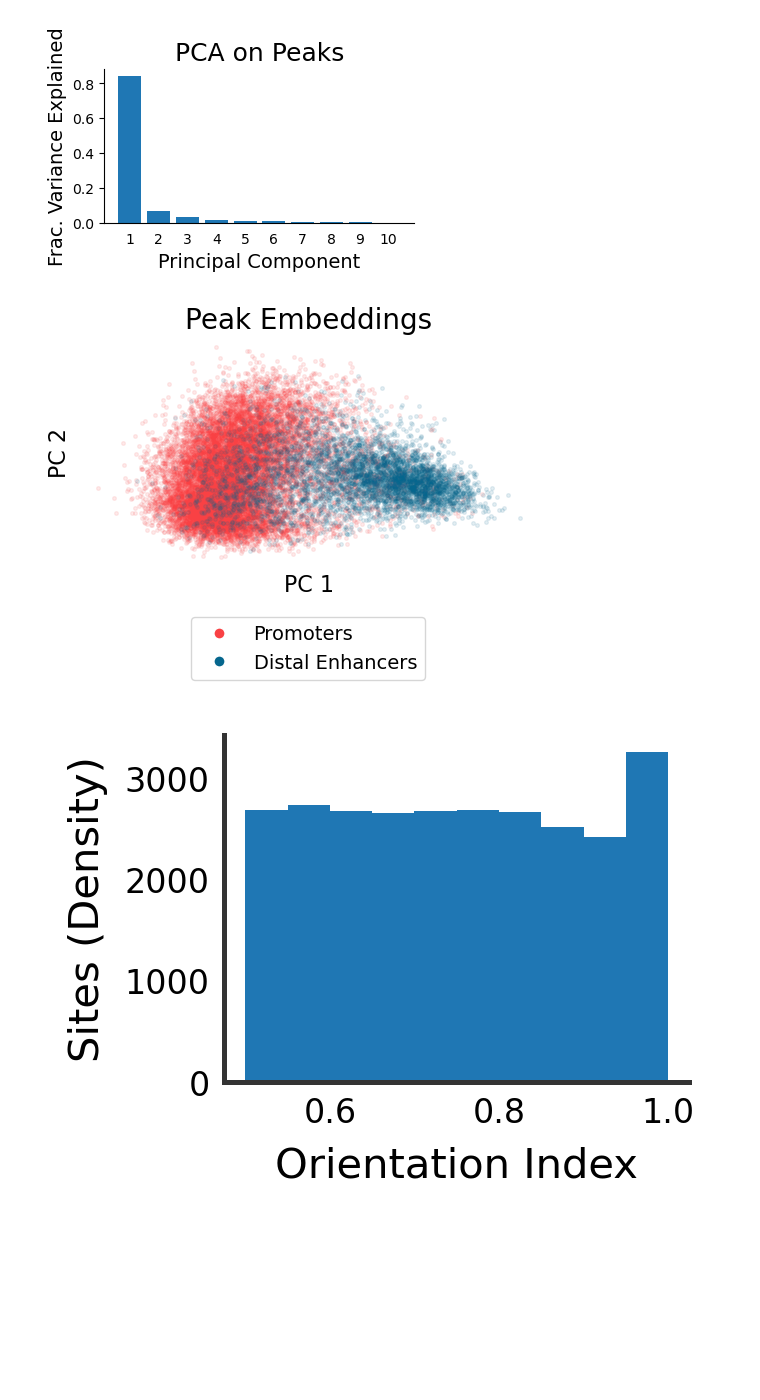
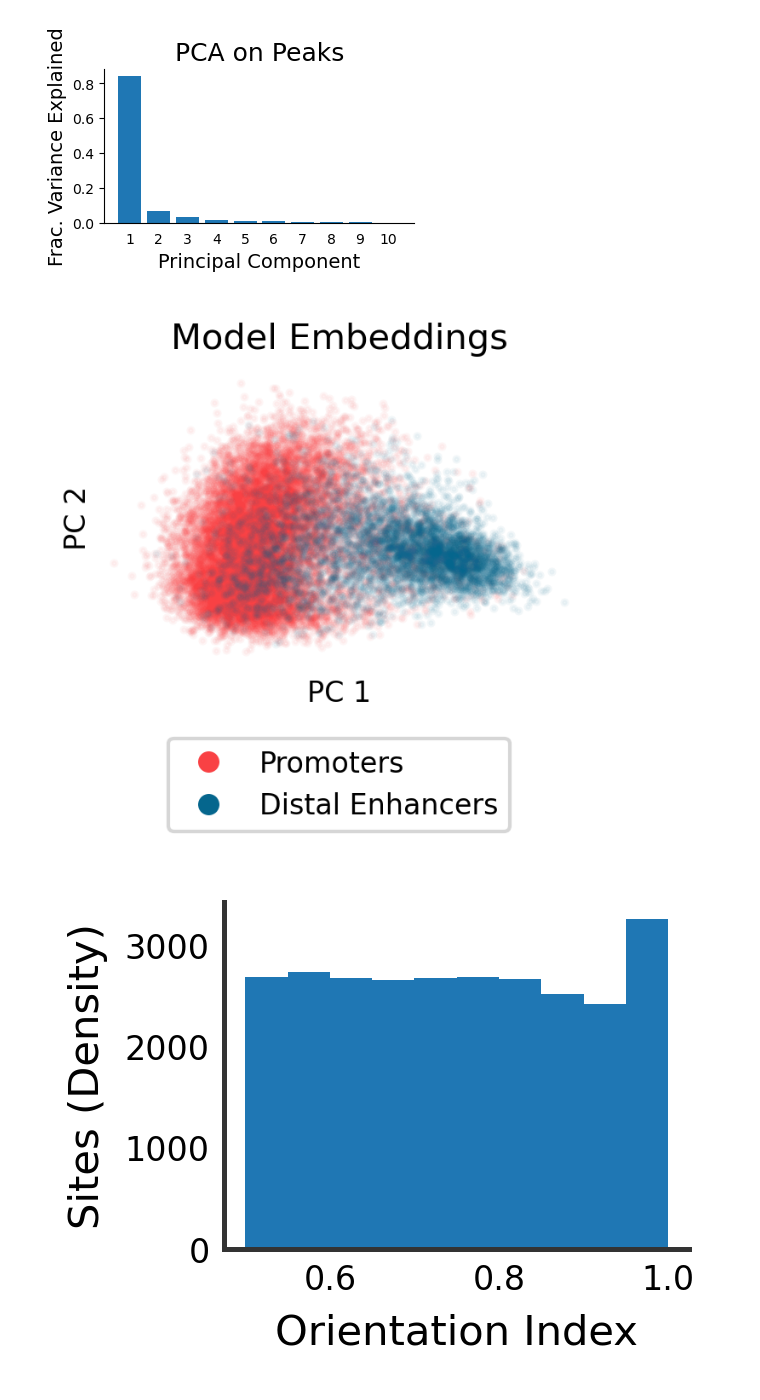
Before and after one commit to kundajelab/ProCapNet, a Jupyter notebook: src/figure_notebooks/Fig3.ipynb, the cells around one changed output. Drawn from its saved outputs; the diff is of its cells as text; code cells hidden in the pictures; blank space fills up the shorter version.

Commit message:
pushing big figure notebooks plz work

```diff
--- a/src/figure_notebooks/Fig3.ipynb
+++ b/src/figure_notebooks/Fig3.ipynb
@@ -73,6 +72,12 @@ ccre_bed = get_ccre_bed(cell_type)
 
 ccre_annots = find_peak_overlap_labels(coords, ccre_bed, in_window, out_window)
 val_ccre_annots = find_peak_overlap_labels(val_coords, ccre_bed, in_window, out_window)
+# %%
+ccre_annots["PLS_no_pELS"] = ccre_annots["PLS"] * (~ ccre_annots["pELS"])
+ccre_annots["PLS_with_pELS"] = ccre_annots["PLS"] * ccre_annots["pELS"]
+
+val_ccre_annots["PLS_no_pELS"] = val_ccre_annots["PLS"] * (~ val_ccre_annots["pELS"])
+val_ccre_annots["PLS_with_pELS"] = val_ccre_annots["PLS"] * val_ccre_annots["pELS"]
 # %%
 onehot_seqs, true_profs = extract_peaks(genome_path,
                                         chrom_sizes,
@@ -315,38 +369,38 @@ plt.show()
 # %%
 from matplotlib.lines import Line2D
 
-def plot_embeds_pca(promoter_pcs, d_enhancer_pcs, p_enhancer_pcs):
-    plt.figure(figsize=(6,3))
+def plot_embeds_pca(promoter_pcs, d_enhancer_pcs):
+    plt.figure(figsize=(2.5,1.5), dpi=300)
 
     plt.scatter(promoter_pcs[..., 0], promoter_pcs[..., 1],
-                alpha = 0.1, s = 7, c="#f94144")
+                alpha = 0.05, s = 2, c="#f94144")
     plt.scatter(d_enhancer_pcs[..., 0], d_enhancer_pcs[..., 1],
-                alpha = 0.1, s = 7, c="#05668d")
-    #plt.scatter(p_enhancer_pcs[..., 0], p_enhancer_pcs[..., 1], alpha = 0.05, s = 5)
+                alpha = 0.05, s = 2, c="#05668d")
 
-    plt.xlabel("PC 1", fontsize = 16)
-    plt.ylabel("PC 2", fontsize = 16)
-    plt.title("Peak Embeddings", fontsize = 20)
+    plt.xlabel("PC 1", fontsize = 8)
+    plt.ylabel("PC 2", fontsize = 8, labelpad=0)
+    plt.title("Model Embeddings", fontsize = 10)
 
     for side in ["right", "top", "bottom", "left"]:
         plt.gca().spines[side].set_visible(False)
     plt.xticks([])
     plt.yticks([])
     plt.tick_params("both", length=0)
 
 
     legend_elements = [Line2D([0], [0], marker='o', color='w', label='Promoters',
-                              markerfacecolor="#f94144", markersize=8),
+                              markerfacecolor="#f94144", markersize=7),
                        Line2D([0], [0], marker='o', color='w', label='Distal Enhancers',
-                              markerfacecolor="#05668d", markersize=8)]
+                              markerfacecolor="#05668d", markersize=7)]
 
-    plt.legend(handles=legend_elements, fontsize = 14, bbox_to_anchor = (0.2,-0.02,0.57,-0.15))
+    plt.legend(handles=legend_elements, fontsize = 8,
+               loc='upper center', bbox_to_anchor = (0.5, -0.2))
 
     plt.show()
 
-plot_embeds_pca(promoter_pcs, d_enhancer_pcs, p_enhancer_pcs)
+plot_embeds_pca(promoter_pcs, d_enhancer_pcs)
 # %% [output]
-[figure, old version]
+[figure, new version]
 # %%
 def get_orientation_indexes(profiles):
     return np.max(profiles.sum(axis=-1), axis=-1) / np.sum(profiles, axis=(-1,-2))
```
Also changed, not shown: parts of 39 cells of this notebook, 2 other files.
